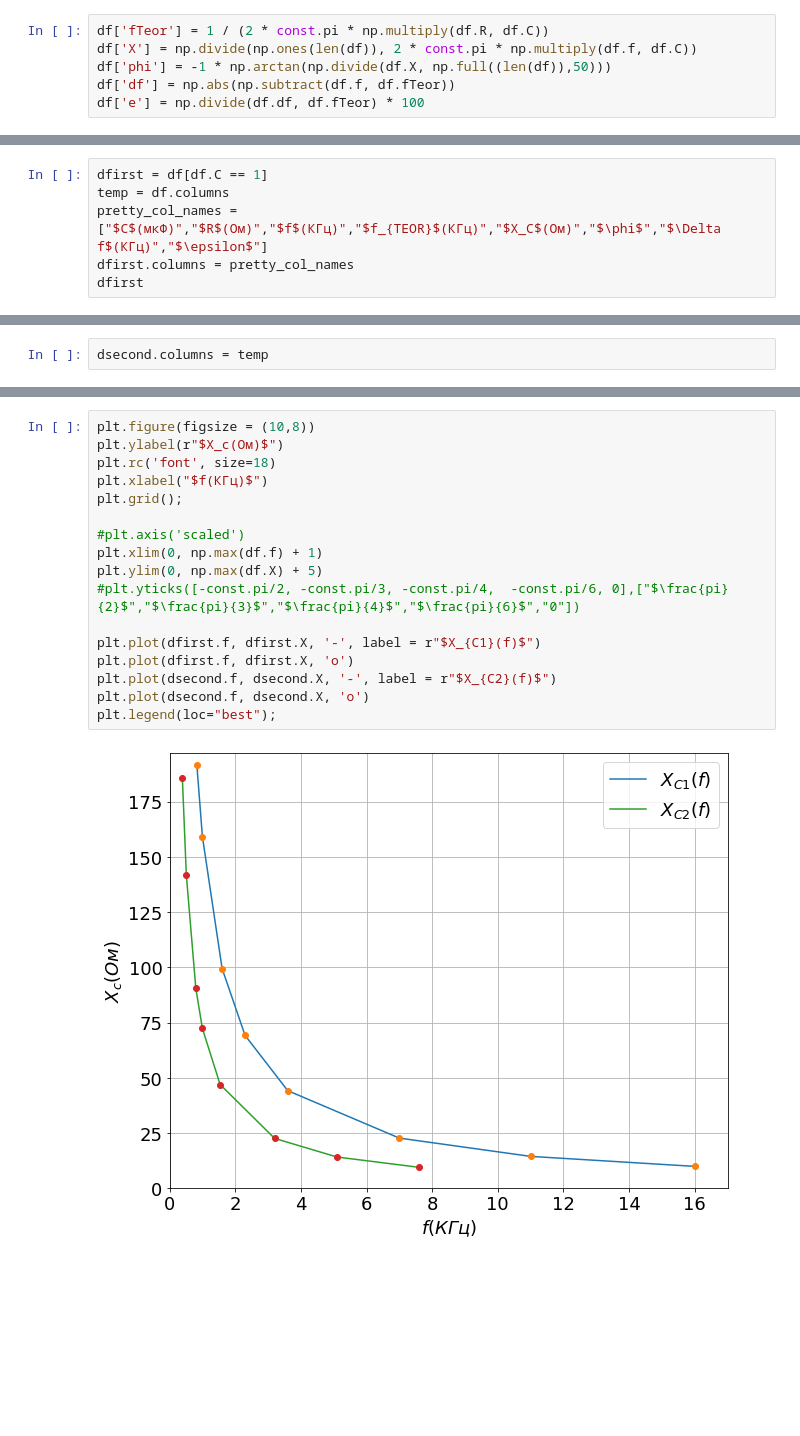
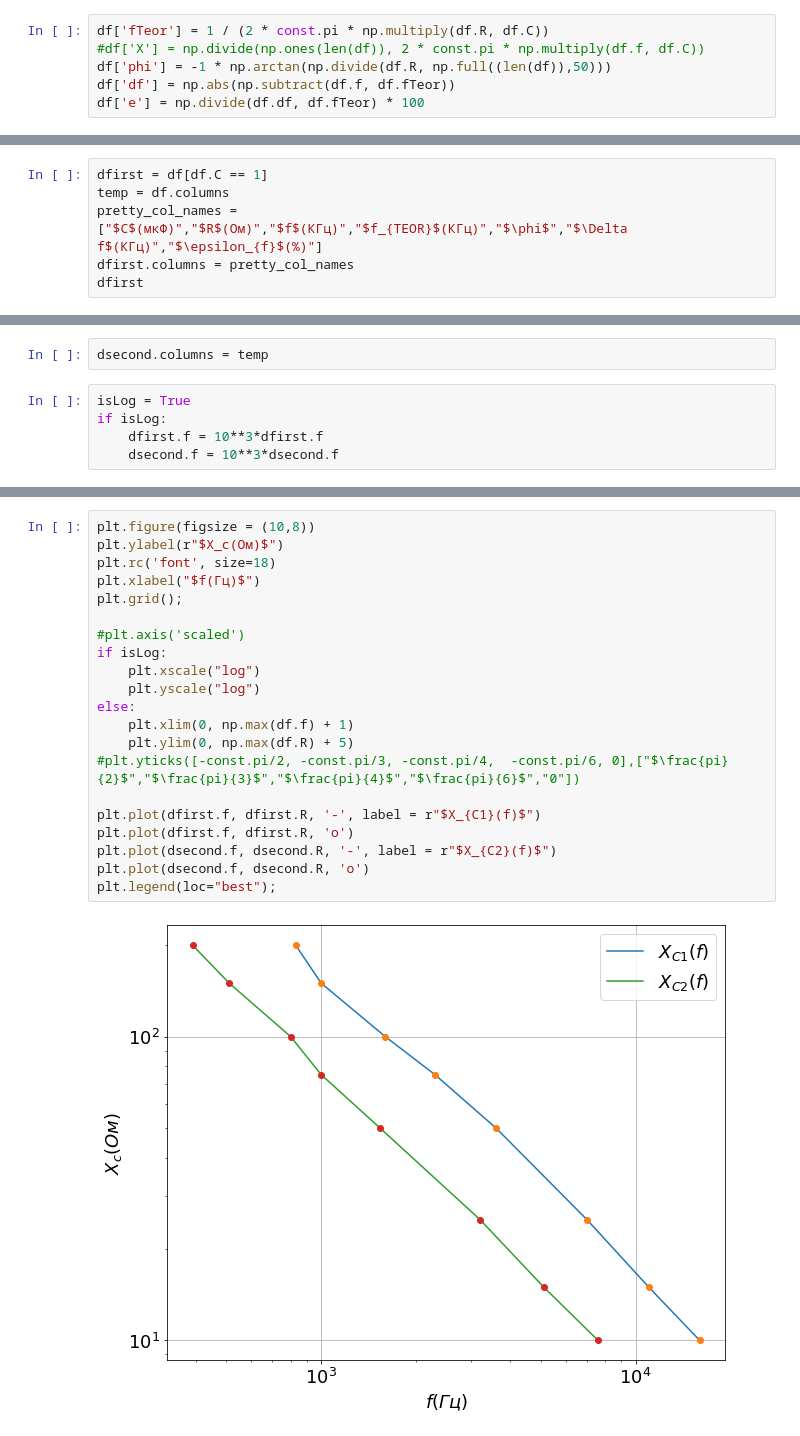
Before and after one commit to ShkalikovOleh/Physics-Labs, a Jupyter notebook: Electricity and magnetism/Lab 6 | RC/Lab 6 | RC.ipynb, the cells around one changed output, grey strips where cells are left out. Drawn from its saved outputs; the diff is of its cells as text; blank space fills up the shorter version.

```diff
--- a/Electricity and magnetism/Lab 6 | RC/Lab 6 | RC.ipynb
+++ b/Electricity and magnetism/Lab 6 | RC/Lab 6 | RC.ipynb
@@ -36,8 +36,8 @@ df.C = df.apply(lambda row: row.C * 10**-6, axis=1)
 df.f = df.apply(lambda row: row.f * 10**3, axis=1)
 # %%
 df['fTeor'] = 1 / (2 * const.pi * np.multiply(df.R, df.C))
-df['X'] = np.divide(np.ones(len(df)), 2 * const.pi * np.multiply(df.f, df.C))
-df['phi'] = -1 * np.arctan(np.divide(df.X, np.full((len(df)),50)))
+#df['X'] = np.divide(np.ones(len(df)), 2 * const.pi * np.multiply(df.f, df.C))
+df['phi'] = -1 * np.arctan(np.divide(df.R, np.full((len(df)),50)))
 df['df'] = np.abs(np.subtract(df.f, df.fTeor))
 df['e'] = np.divide(df.df, df.fTeor) * 100
 # %%
@@ -48,7 +48,7 @@ df.df = df.apply(lambda row: row.df * 10**-3, axis=1)
 # %%
 dfirst = df[df.C == 1]
 temp = df.columns
-pretty_col_names = ["$C$(мкФ)","$R$(Ом)","$f$(КГц)","$f_{TEOR}$(КГц)","$X_C$(Ом)","$\phi$","$\Delta f$(КГц)","$\epsilon$"]
+pretty_col_names = ["$C$(мкФ)","$R$(Ом)","$f$(КГц)","$f_{TEOR}$(КГц)","$\phi$","$\Delta f$(КГц)","$\epsilon_{f}$(%)"]
 dfirst.columns = pretty_col_names
 dfirst
 # %% [output]
@@ -80,5 +80,10 @@ dsecond
 # %%
 dsecond.columns = temp
+# %%
+isLog = True
+if isLog:
+    dfirst.f = 10**3*dfirst.f
+    dsecond.f = 10**3*dsecond.f
 # %%
 plt.figure(figsize = (10,8))
 plt.ylabel(r"$\phi(рад)$")
@@ -101,19 +109,23 @@ plt.legend(loc="best");
 # %%
 plt.figure(figsize = (10,8))
 plt.ylabel(r"$X_c(Ом)$")
 plt.rc('font', size=18)
-plt.xlabel("$f(КГц)$")
+plt.xlabel("$f(Гц)$")
 plt.grid();
 
 #plt.axis('scaled')
-plt.xlim(0, np.max(df.f) + 1)
-plt.ylim(0, np.max(df.X) + 5)
+if isLog:
+    plt.xscale("log")
+    plt.yscale("log")
+else:
+    plt.xlim(0, np.max(df.f) + 1)
+    plt.ylim(0, np.max(df.R) + 5)
 #plt.yticks([-const.pi/2, -const.pi/3, -const.pi/4,  -const.pi/6, 0],["$\frac{pi}{2}$","$\frac{pi}{3}$","$\frac{pi}{4}$","$\frac{pi}{6}$","0"])
 
-plt.plot(dfirst.f, dfirst.X, '-', label = r"$X_{C1}(f)$")
-plt.plot(dfirst.f, dfirst.X, 'o')
-plt.plot(dsecond.f, dsecond.X, '-', label = r"$X_{C2}(f)$")
-plt.plot(dsecond.f, dsecond.X, 'o')
+plt.plot(dfirst.f, dfirst.R, '-', label = r"$X_{C1}(f)$")
+plt.plot(dfirst.f, dfirst.R, 'o')
+plt.plot(dsecond.f, dsecond.R, '-', label = r"$X_{C2}(f)$")
+plt.plot(dsecond.f, dsecond.R, 'o')
 plt.legend(loc="best");
 # %% [output]
-[figure, old version]
+[figure, new version]
```
Also changed, not shown: parts of 4 cells of this notebook, 3 other files.
